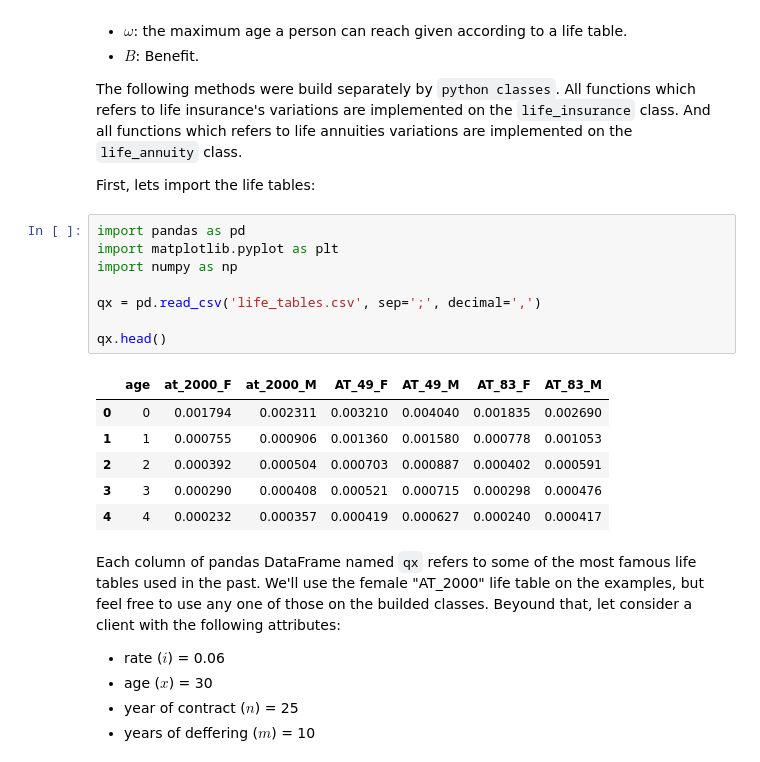
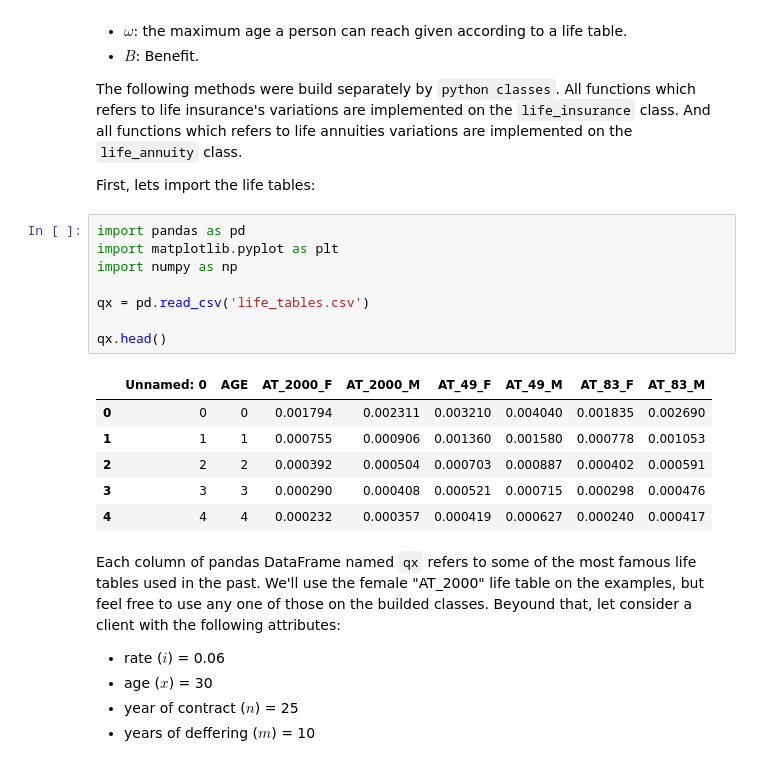
Before and after one commit to osaraivamatheus/ActuarialMath, a Jupyter notebook: documentation.ipynb, the cells around one changed output. Drawn from its saved outputs; the diff is of its cells as text.

```diff
--- a/documentation.ipynb
+++ b/documentation.ipynb
@@ -21,18 +21,18 @@ First, lets import the life tables:
 # %%
 import pandas as pd
 import matplotlib.pyplot as plt
 import numpy as np
 
-qx = pd.read_csv('life_tables.csv', sep=';', decimal=',')
+qx = pd.read_csv('life_tables.csv')
 
 qx.head()
 # %% [output]
-|  | age | at_2000_F | at_2000_M | AT_49_F | AT_49_M | AT_83_F | AT_83_M |
-| 0 | 0 | 0.001794 | 0.002311 | 0.003210 | 0.004040 | 0.001835 | 0.002690 |
-| 1 | 1 | 0.000755 | 0.000906 | 0.001360 | 0.001580 | 0.000778 | 0.001053 |
-| 2 | 2 | 0.000392 | 0.000504 | 0.000703 | 0.000887 | 0.000402 | 0.000591 |
-| 3 | 3 | 0.000290 | 0.000408 | 0.000521 | 0.000715 | 0.000298 | 0.000476 |
-| 4 | 4 | 0.000232 | 0.000357 | 0.000419 | 0.000627 | 0.000240 | 0.000417 |
+|  | Unnamed: 0 | AGE | AT_2000_F | AT_2000_M | AT_49_F | AT_49_M | AT_83_F | AT_83_M |
+| 0 | 0 | 0 | 0.001794 | 0.002311 | 0.003210 | 0.004040 | 0.001835 | 0.002690 |
+| 1 | 1 | 1 | 0.000755 | 0.000906 | 0.001360 | 0.001580 | 0.000778 | 0.001053 |
+| 2 | 2 | 2 | 0.000392 | 0.000504 | 0.000703 | 0.000887 | 0.000402 | 0.000591 |
+| 3 | 3 | 3 | 0.000290 | 0.000408 | 0.000521 | 0.000715 | 0.000298 | 0.000476 |
+| 4 | 4 | 4 | 0.000232 | 0.000357 | 0.000419 | 0.000627 | 0.000240 | 0.000417 |
 # %% [markdown]
 Each column of pandas DataFrame named ``qx`` refers to some of the most famous life tables used in the past. We'll use the female "AT_2000" life table on the examples, but feel free to use any one of those on the builded classes. Beyound that, let consider a client with the following attributes:
 
```
Also changed, not shown: parts of 12 cells of this notebook, 2 other files.
